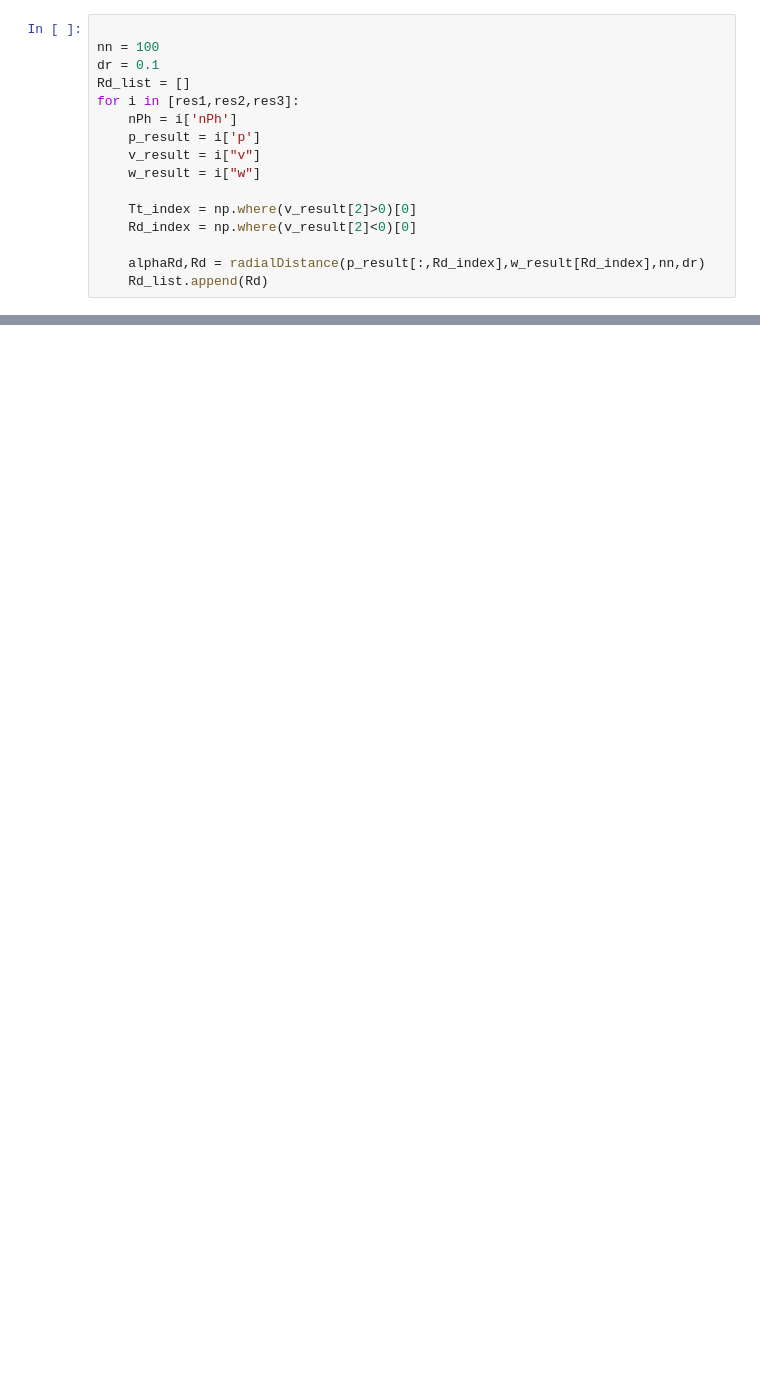
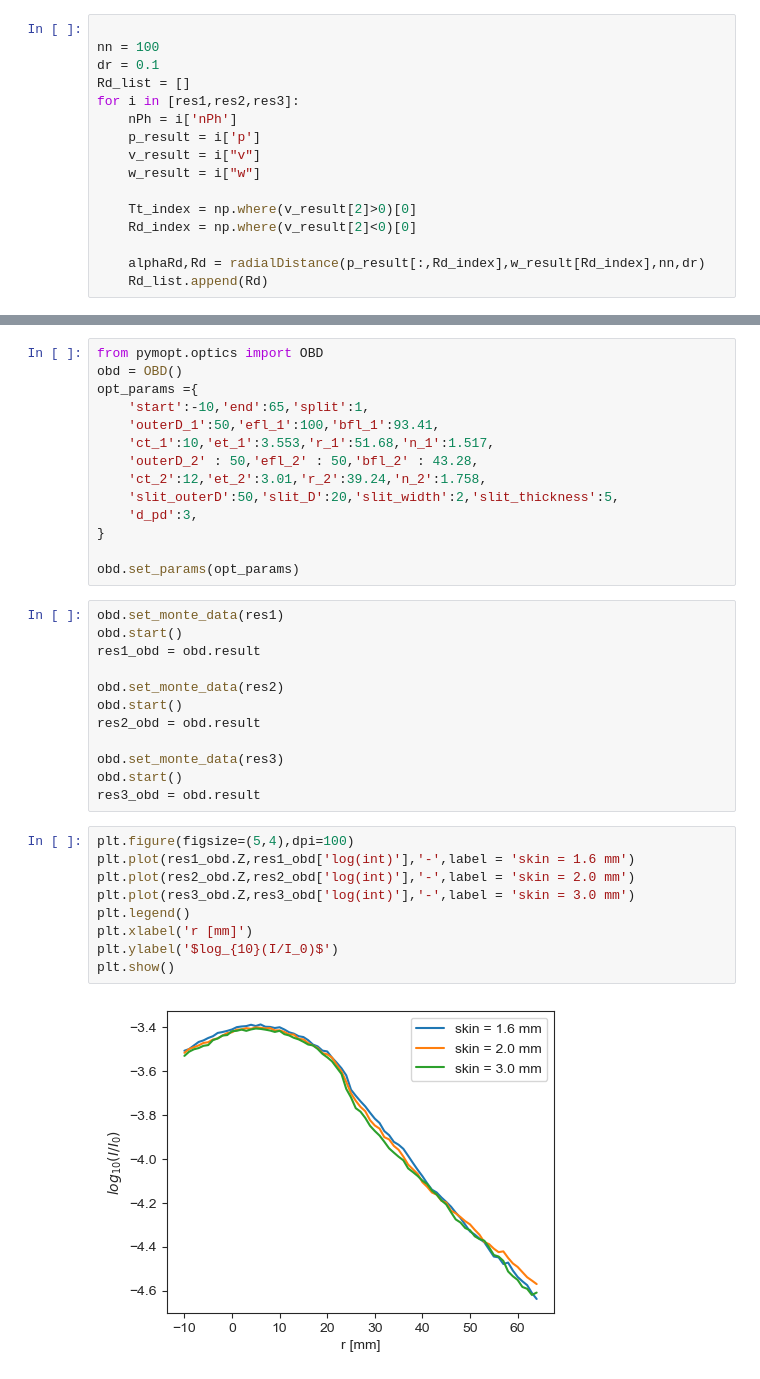
Before and after one commit to Kaname21Miura/pyMonteOpt, a Jupyter notebook: 光強度の直接分布.ipynb, the cells around one changed output, grey strips where cells are left out. Drawn from its saved outputs; the diff is of its cells as text; blank space fills up the shorter version.

```diff
--- a/光強度の直接分布.ipynb
+++ b/光強度の直接分布.ipynb
@@ -81,0 +82,37 @@ plt.show()
+# %%
+from pymopt.optics import OBD
+obd = OBD()
+opt_params ={
+    'start':-10,'end':65,'split':1,
+    'outerD_1':50,'efl_1':100,'bfl_1':93.41,
+    'ct_1':10,'et_1':3.553,'r_1':51.68,'n_1':1.517,
+    'outerD_2' : 50,'efl_2' : 50,'bfl_2' : 43.28,
+    'ct_2':12,'et_2':3.01,'r_2':39.24,'n_2':1.758,
+    'slit_outerD':50,'slit_D':20,'slit_width':2,'slit_thickness':5,
+    'd_pd':3,
+}
+
+obd.set_params(opt_params)
+# %%
+obd.set_monte_data(res1)
+obd.start()
+res1_obd = obd.result
+
+obd.set_monte_data(res2)
+obd.start()
+res2_obd = obd.result
+
+obd.set_monte_data(res3)
+obd.start()
+res3_obd = obd.result
+# %%
+plt.figure(figsize=(5,4),dpi=100)
+plt.plot(res1_obd.Z,res1_obd['log(int)'],'-',label = 'skin = 1.6 mm')
+plt.plot(res2_obd.Z,res2_obd['log(int)'],'-',label = 'skin = 2.0 mm')
+plt.plot(res3_obd.Z,res3_obd['log(int)'],'-',label = 'skin = 3.0 mm')
+plt.legend()
+plt.xlabel('r [mm]')
+plt.ylabel('$log_{10}(I/I_0)$')
+plt.show()
+# %% [output]
+[figure, added]
```
Also changed, not shown: parts of 2 cells of this notebook.
